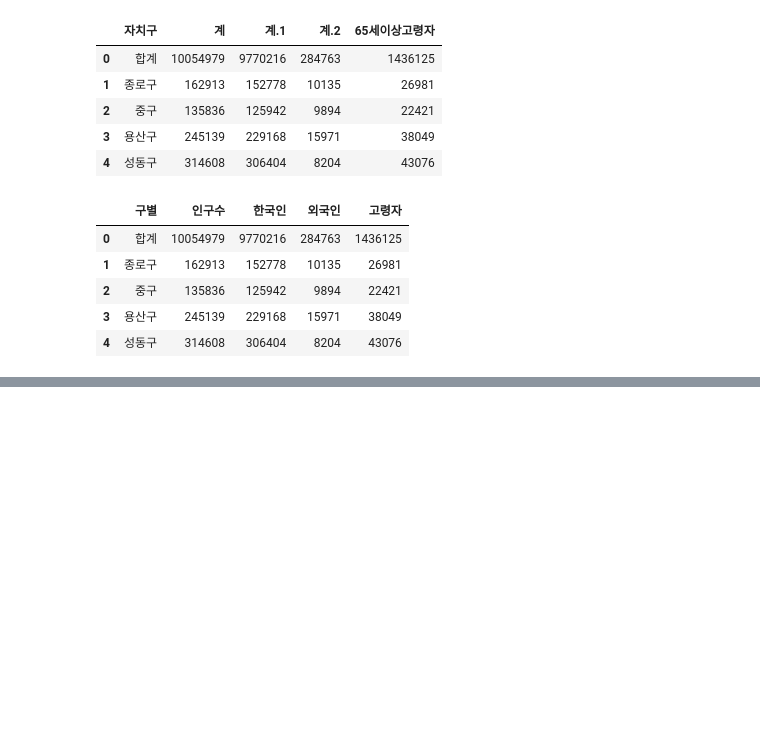
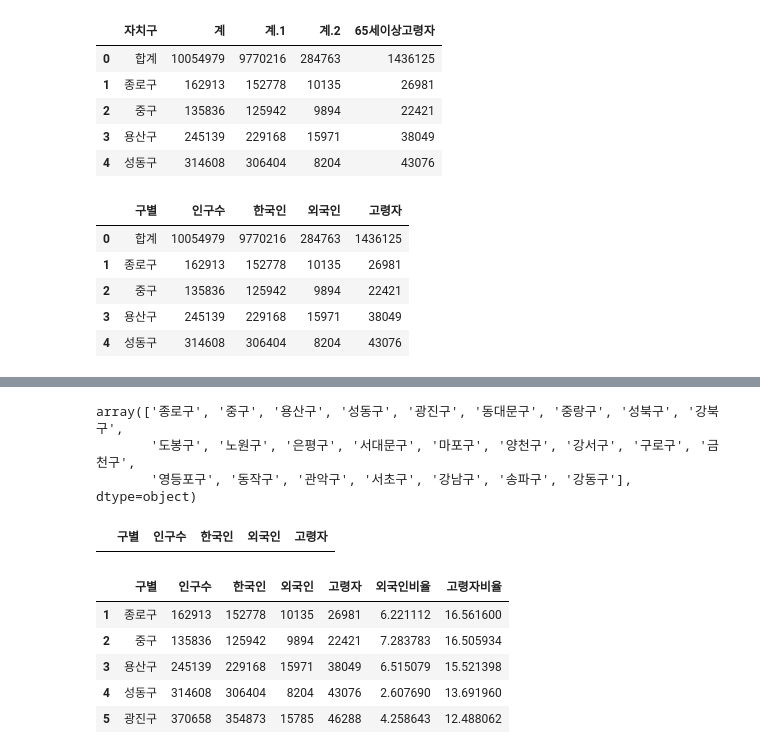
Before and after one commit to leebaek/python_data_analysis, a Jupyter notebook: 서울시 구별 CCTV 현황 분석/서울시 구별 CCTV 현황 분석.ipynb, the cells around one changed output, grey strips where cells are left out. Cells and saved outputs as stored; diff of their text form; code cells hidden in the pictures; blank space fills up the shorter version.

```diff
--- a/서울시 구별 CCTV 현황 분석/서울시 구별 CCTV 현황 분석.ipynb
+++ b/서울시 구별 CCTV 현황 분석/서울시 구별 CCTV 현황 분석.ipynb
@@ -48,5 +48,5 @@ pop_Seoul.head()
 # %%
-pop_Seoul = pd.read_excel('서울시 구별 CCTV 현황 분석\population_in_Seoul.xls',
+pop_Seoul = pd.read_excel('population_in_Seoul.xls',
                           header=2, # 세번째 줄부터 읽기
                           parse_cols='B, D, G, J, N', # 출력할 columns 선택
                           encoding='utf-8')
@@ -75,0 +115,24 @@ pop_Seoul.head()
+# %%
+# 한 번 이상 나타낸 데이터 파악
+pop_Seoul['구별'].unique()
+# %% [output]
+array(['종로구', '중구', '용산구', '성동구', '광진구', '동대문구', '중랑구', '성북구', '강북구',
+       '도봉구', '노원구', '은평구', '서대문구', '마포구', '양천구', '강서구', '구로구', '금천구',
+       '영등포구', '동작구', '관악구', '서초구', '강남구', '송파구', '강동구'], dtype=object)
+# %%
+# pop_Seoul의 '구별'column이 null값인 데이터 출력
+pop_Seoul[pop_Seoul['구별'].isnull()]
+# %% [output]
+|  | 구별 | 인구수 | 한국인 | 외국인 | 고령자 |
+# %%
+# 외국인비율, 고령자비율 산정
+pop_Seoul['외국인비율'] = pop_Seoul['외국인'] / pop_Seoul['인구수'] * 100
+pop_Seoul['고령자비율'] = pop_Seoul['고령자'] / pop_Seoul['인구수'] * 100
+pop_Seoul.head()
+# %% [output]
+|  | 구별 | 인구수 | 한국인 | 외국인 | 고령자 | 외국인비율 | 고령자비율 |
+| 1 | 종로구 | 162913 | 152778 | 10135 | 26981 | 6.221112 | 16.561600 |
+| 2 | 중구 | 135836 | 125942 | 9894 | 22421 | 7.283783 | 16.505934 |
+| 3 | 용산구 | 245139 | 229168 | 15971 | 38049 | 6.515079 | 15.521398 |
+| 4 | 성동구 | 314608 | 306404 | 8204 | 43076 | 2.607690 | 13.691960 |
+| 5 | 광진구 | 370658 | 354873 | 15785 | 46288 | 4.258643 | 12.488062 |
```
Also changed, not shown: parts of 15 cells of this notebook, 1 other file.
